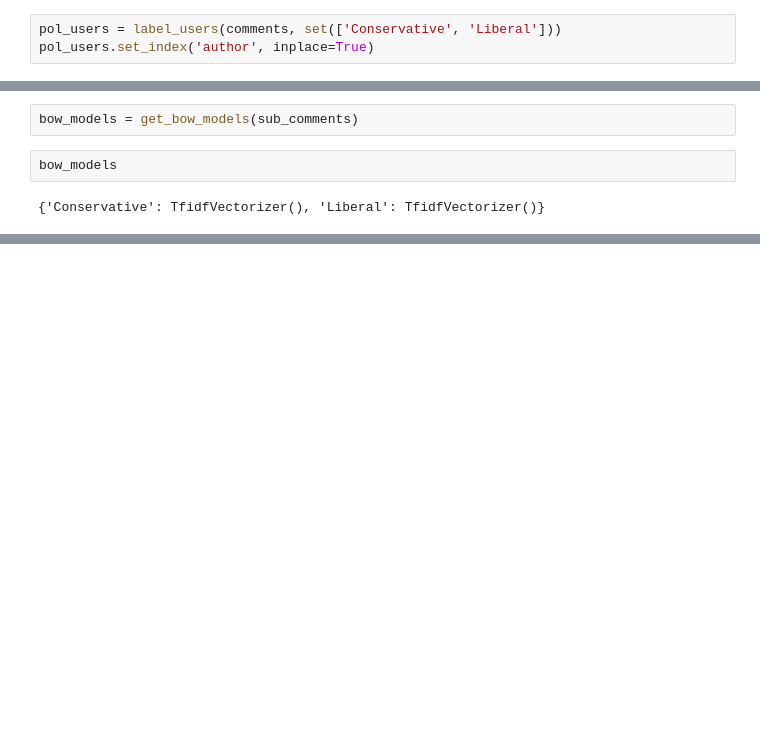
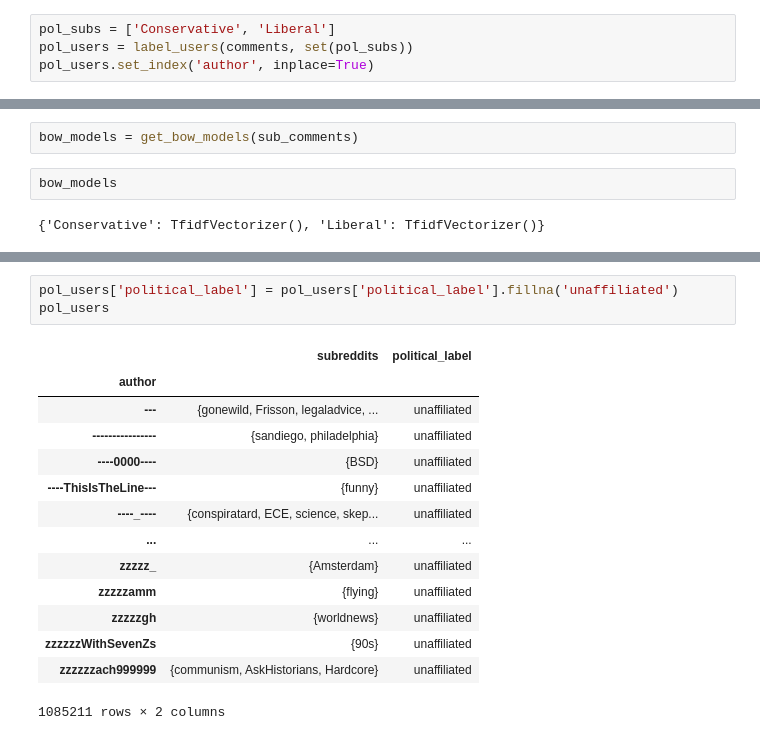
Before and after one commit to thezanefreeman/ComplexNetworks, a Jupyter notebook: dynamic_analysis.ipynb, the cells around one changed output, grey strips where cells are left out. Saved outputs shown, nothing was run; the diff lists cells and outputs as text; blank space fills up the shorter version.

```diff
--- a/dynamic_analysis.ipynb
+++ b/dynamic_analysis.ipynb
@@ -278,6 +278,7 @@ comments
 | c6fqq4q | AntiMe | LifeProTips | 1 | 0 | 1349049599 | t1_c6fn8tx | In the frying pan, add enough wat... |
 23419524 rows × 7 columns
 # %%
-pol_users = label_users(comments, set(['Conservative', 'Liberal']))
+pol_subs = ['Conservative', 'Liberal']
+pol_users = label_users(comments, set(pol_subs))
 pol_users.set_index('author', inplace=True)
 # %%
@@ -323 +328,19 @@ bow_models
+# %%
+pol_users['political_label'] = pol_users['political_label'].fillna('unaffiliated')
+pol_users
+# %% [output]
+|  | subreddits | political_label |
+| author |  |  |
+| --- | {gonewild, Frisson, legaladvice, ... | unaffiliated |
+| ---------------- | {sandiego, philadelphia} | unaffiliated |
+| ----0000---- | {BSD} | unaffiliated |
+| ----ThisIsTheLine--- | {funny} | unaffiliated |
+| ----_---- | {conspiratard, ECE, science, skep... | unaffiliated |
+| ... | ... | ... |
+| zzzzz_ | {Amsterdam} | unaffiliated |
+| zzzzzamm | {flying} | unaffiliated |
+| zzzzzgh | {worldnews} | unaffiliated |
+| zzzzzzWithSevenZs | {90s} | unaffiliated |
+| zzzzzzach999999 | {communism, AskHistorians, Hardcore} | unaffiliated |
+1085211 rows × 2 columns
 # %%
```
Also changed, not shown: parts of 21 cells of this notebook.
